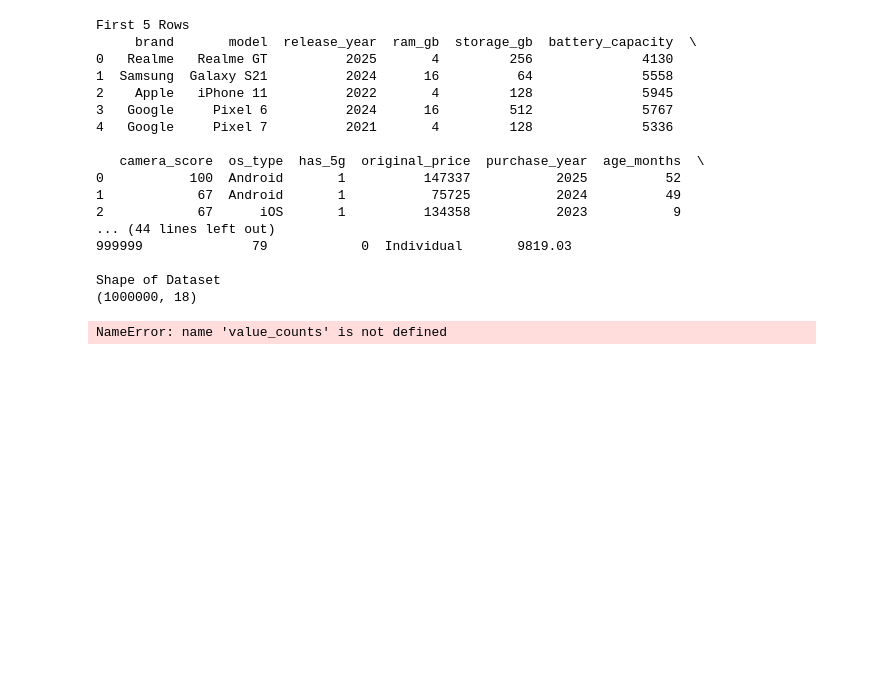
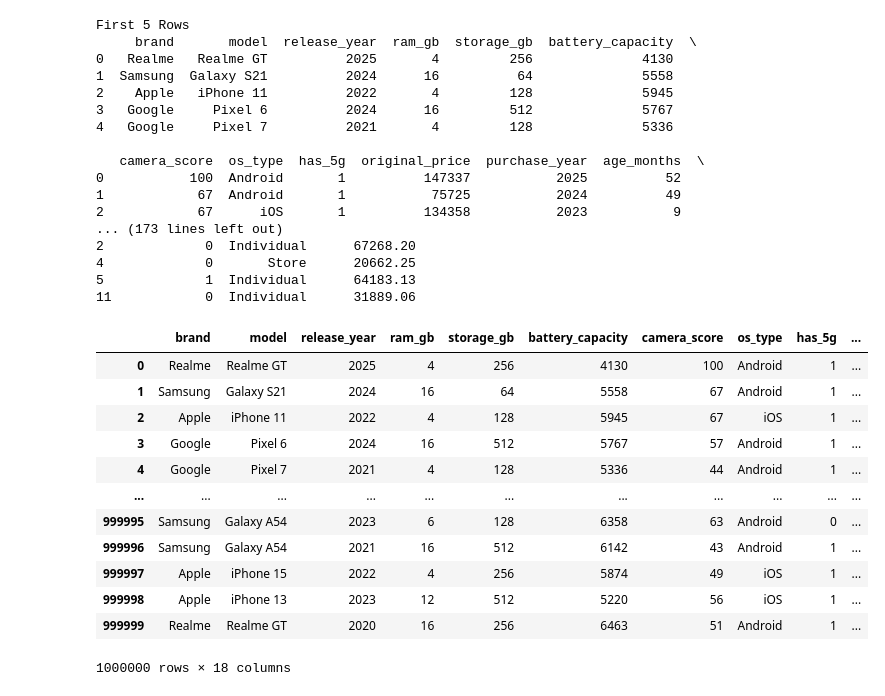
Before and after one commit to yashux09/Machine-Learning, a Jupyter notebook: EXP_01.ipynb, the cells around one changed output. Cells and saved outputs as stored; diff of their text form; code cells hidden in the pictures; blank space fills up the shorter version.

```diff
--- a/EXP_01.ipynb
+++ b/EXP_01.ipynb
@@ -8,7 +8,7 @@ Saving used_phone_data.csv to used_phone_data.csv
 import pandas as pd
 
 
-df = pd.read_csv("used_phone_data.csv")
+df = pd.read_csv("/content/used_phone_price_prediction_1M.csv")
 
 df = df.drop(columns=["warranty_remaining_months", "charger_available", "box_available","screen_size_inches","processor_score","repair_history","screen_cracked","city_tier","market_demand_score","screen_cracked","water_damage"])
 
@@ -36,36 +36,48 @@ print(df.info())
 print("\nDuplicate Rows")
 print(df.duplicated().sum())
 
 
 df = df.drop_duplicates()
 
 print("\nHighest Price Phones")
 print(df.sort_values(by="resale_price", ascending=False).head())
 
 print("\nLowest Price Phones")
 print(df.sort_values(by="resale_price").head())
 
 
 print("\nPhones Above ₹20,000")
 print(df[df["resale_price"] > 20000].head())
 
 df
 # %% [output]
 First 5 Rows
      brand       model  release_year  ram_gb  storage_gb  battery_capacity  \
 0   Realme   Realme GT          2025       4         256              4130
 1  Samsung  Galaxy S21          2024      16          64              5558
 2    Apple   iPhone 11          2022       4         128              5945
 3   Google     Pixel 6          2024      16         512              5767
 4   Google     Pixel 7          2021       4         128              5336
 
    camera_score  os_type  has_5g  original_price  purchase_year  age_months  \
 0           100  Android       1          147337           2025          52
 1            67  Android       1           75725           2024          49
 2            67      iOS       1          134358           2023           9
-... (44 lines left out)
-999999              79            0  Individual       9819.03
-
-Shape of Dataset
-(1000000, 18)
+... (173 lines left out)
+2             0  Individual      67268.20
+4             0       Store      20662.25
+5             1  Individual      64183.13
+11            0  Individual      31889.06
+|  | brand | model | release_year | ram_gb | storage_gb | battery_capacity | camera_score | os_type | has_5g | ... |
+| 0 | Realme | Realme GT | 2025 | 4 | 256 | 4130 | 100 | Android | 1 | ... |
+| 1 | Samsung | Galaxy S21 | 2024 | 16 | 64 | 5558 | 67 | Android | 1 | ... |
+| 2 | Apple | iPhone 11 | 2022 | 4 | 128 | 5945 | 67 | iOS | 1 | ... |
+| 3 | Google | Pixel 6 | 2024 | 16 | 512 | 5767 | 57 | Android | 1 | ... |
+| 4 | Google | Pixel 7 | 2021 | 4 | 128 | 5336 | 44 | Android | 1 | ... |
+| ... | ... | ... | ... | ... | ... | ... | ... | ... | ... | ... |
+| 999995 | Samsung | Galaxy A54 | 2023 | 6 | 128 | 6358 | 63 | Android | 0 | ... |
+| 999996 | Samsung | Galaxy A54 | 2021 | 16 | 512 | 6142 | 43 | Android | 1 | ... |
+| 999997 | Apple | iPhone 15 | 2022 | 4 | 256 | 5874 | 49 | iOS | 1 | ... |
+| 999998 | Apple | iPhone 13 | 2023 | 12 | 512 | 5220 | 56 | iOS | 1 | ... |
+| 999999 | Realme | Realme GT | 2020 | 16 | 256 | 6463 | 51 | Android | 1 | ... |
-NameError: name 'value_counts' is not defined
+1000000 rows × 18 columns
```
Also changed, not shown: parts of 1 cell of this notebook, 1 other file.
